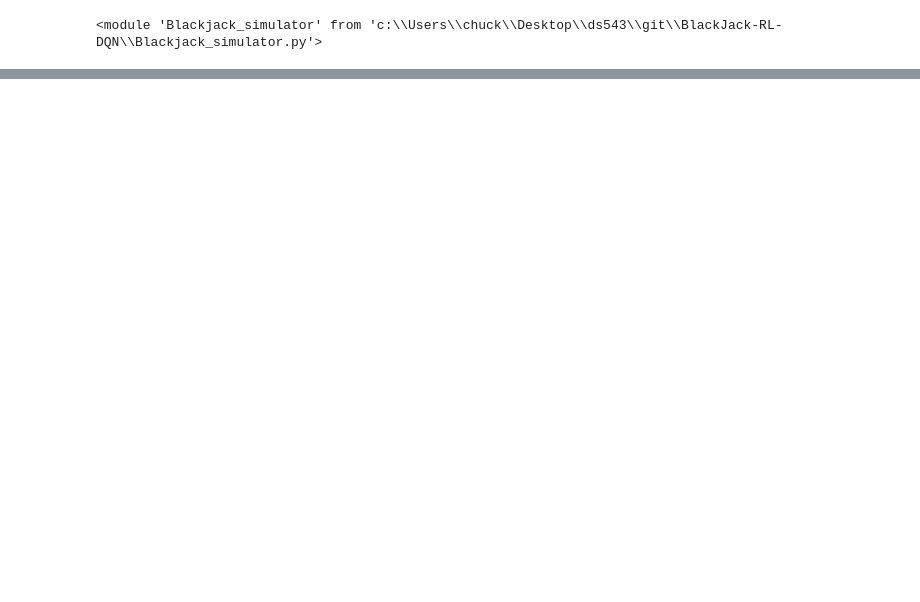
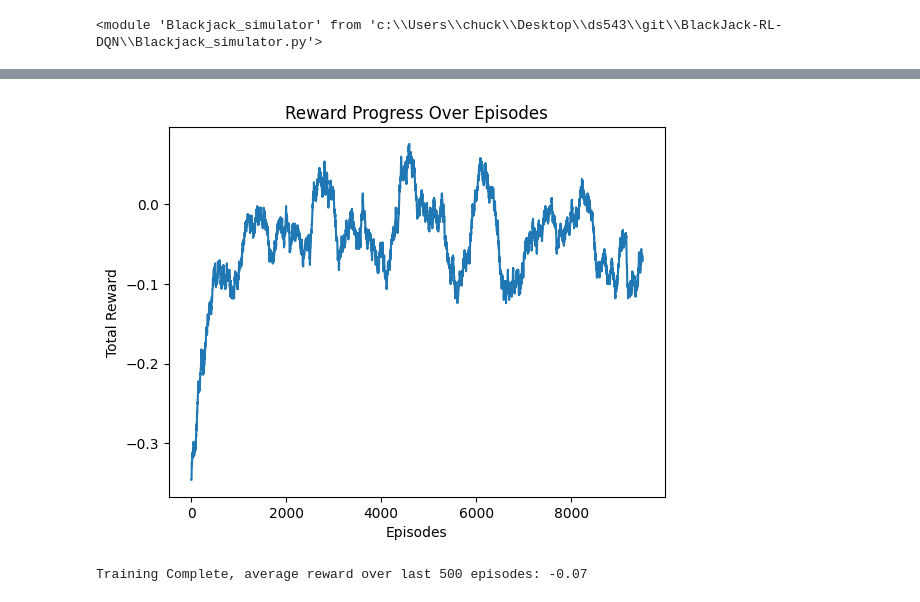
Before and after one commit to SachielC/BlackJack-RL-DQN, a Jupyter notebook: RL_BLJK.ipynb, the cells around one changed output, grey strips where cells are left out. Saved outputs shown, nothing was run; the diff lists cells and outputs as text; code cells hidden in the pictures; blank space fills up the shorter version.

Commit message:
reworked everything :(

```diff
--- a/RL_BLJK.ipynb
+++ b/RL_BLJK.ipynb
@@ -442,0 +118,15 @@ Model and replay memory reset.
+# %%
+class DQN(nn.Module):
+
+    def __init__(self, n_observations, n_actions):
+        super(DQN, self).__init__()
+        self.layer1 = nn.Linear(n_observations, 128)
+        self.layer2 = nn.Linear(128, 128)
+        self.layer3 = nn.Linear(128, n_actions)
+
+    # Called with either one element to determine next action, or a batch
+    # during optimization. Returns tensor([[left0exp,right0exp]...]).
+    def forward(self, x):
+        x = F.relu(self.layer1(x))
+        x = F.relu(self.layer2(x))
+        return self.layer3(x)
@@ -442,0 +229,61 @@ Model and replay memory reset.
+# %%
+import matplotlib.pyplot as plt
+import numpy as np
+
+def dqnmod(steps = 10000):
+    reward_history = []
+
+    for i_episode in range(steps):
+        state, info = env.reset(seed=seed)
+        state = torch.tensor(state, dtype=torch.float32, device=device).unsqueeze(0)
+        episode_reward = 0
+        terminated = False
+
+        while not terminated:
+            action = select_action(state)
+            observation, reward, terminated, truncated, _ = env.step(action.item())
+            reward = torch.tensor([reward], device=device)
+            done = terminated or truncated
+
+            if terminated:
+                next_state = None
+            else:
+                next_state = torch.tensor(observation, dtype=torch.float32, device=device).unsqueeze(0)
+
+            # Store the transition in memory
+            memory.push(state, action, next_state, reward)
+
+            # Move to the next state
+            state = next_state
+
+            # Optimize the model
+            optimize_model()
+
+            # Update the target network
+            target_net_state_dict = target_net.state_dict()
+            policy_net_state_dict = policy_net.state_dict()
+            for key in policy_net_state_dict:
+                target_net_state_dict[key] = policy_net_state_dict[key] * TAU + target_net_state_dict[key] * (1 - TAU)
+            target_net.load_state_dict(target_net_state_dict)
+
+            if done:
+                episode_reward += reward.item()
+                reward_history.append(episode_reward)
+                break
+
+        # Print progress every 1000 episodes
+        if i_episode % 1000 == 0:
+            print(f'Episode {i_episode+1}: {((i_episode+1)/num_episodes)*100:.2f}% completed')
+    return reward_history
+def moving_average(data, window_size):
+        return np.convolve(data, np.ones(window_size)/window_size, mode='valid')
+smoothed_rewards = moving_average(dqnmod(), 500)
+    # Plot the total rewards over episodes
+plt.plot(smoothed_rewards)
+plt.title('Reward Progress Over Episodes')
+plt.xlabel('Episodes')
+plt.ylabel('Total Reward')
+plt.show()
+
+print(f'Training Complete, average reward over last 500 episodes: {smoothed_rewards[-1]:.2f}')
+# %% [output]
@@ -442,0 +300,2 @@ Model and replay memory reset.
+[figure, added]
+Training Complete, average reward over last 500 episodes: -0.07
```
Also changed, not shown: parts of 41 cells of this notebook.
